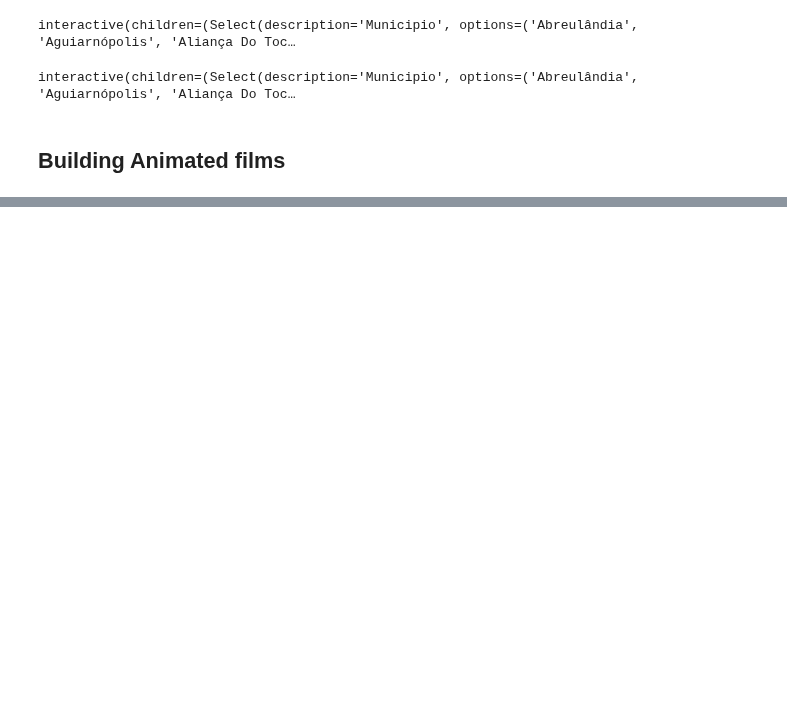
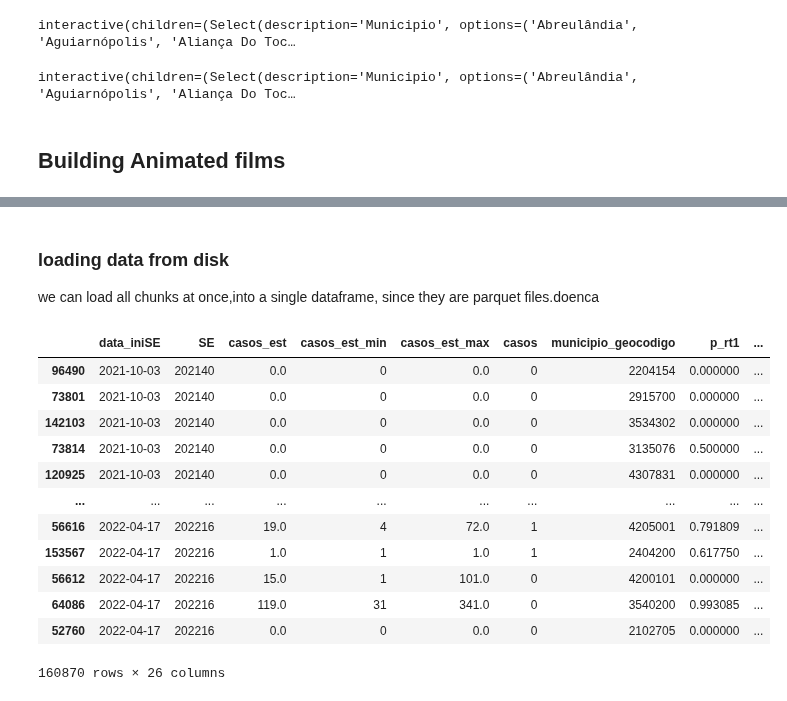
Before and after one commit to AlertaDengue/InfoDenguePredict, a Jupyter notebook: Notebooks/Spatial Exploration.ipynb, the cells around one changed output, grey strips where cells are left out. Cells and saved outputs as stored; diff of their text form; code cells hidden in the pictures; blank space fills up the shorter version.

```diff
--- a/Notebooks/Spatial Exploration.ipynb
+++ b/Notebooks/Spatial Exploration.ipynb
@@ -233,0 +276,25 @@ os.mkdir(map_path)
+# %% [markdown]
+### loading data from disk
+we can load all chunks at once,into a single dataframe, since they are parquet files.doenca
+# %%
+dengue = pd.read_parquet(data_path/'dengue')
+dengue.sort_values('SE',inplace=True)
+chik = pd.read_parquet(data_path/'chik')
+chik.sort_values('SE',inplace=True)
+zika = pd.read_parquet(data_path/'zika')
+zika.sort_values('SE',inplace=True)
+dengue
+# %% [output]
+|  | data_iniSE | SE | casos_est | casos_est_min | casos_est_max | casos | municipio_geocodigo | p_rt1 | ... |
+| 96490 | 2021-10-03 | 202140 | 0.0 | 0 | 0.0 | 0 | 2204154 | 0.000000 | ... |
+| 73801 | 2021-10-03 | 202140 | 0.0 | 0 | 0.0 | 0 | 2915700 | 0.000000 | ... |
+| 142103 | 2021-10-03 | 202140 | 0.0 | 0 | 0.0 | 0 | 3534302 | 0.000000 | ... |
+| 73814 | 2021-10-03 | 202140 | 0.0 | 0 | 0.0 | 0 | 3135076 | 0.500000 | ... |
+| 120925 | 2021-10-03 | 202140 | 0.0 | 0 | 0.0 | 0 | 4307831 | 0.000000 | ... |
+| ... | ... | ... | ... | ... | ... | ... | ... | ... | ... |
+| 56616 | 2022-04-17 | 202216 | 19.0 | 4 | 72.0 | 1 | 4205001 | 0.791809 | ... |
+| 153567 | 2022-04-17 | 202216 | 1.0 | 1 | 1.0 | 1 | 2404200 | 0.617750 | ... |
+| 56612 | 2022-04-17 | 202216 | 15.0 | 1 | 101.0 | 0 | 4200101 | 0.000000 | ... |
+| 64086 | 2022-04-17 | 202216 | 119.0 | 31 | 341.0 | 0 | 3540200 | 0.993085 | ... |
+| 52760 | 2022-04-17 | 202216 | 0.0 | 0 | 0.0 | 0 | 2102705 | 0.000000 | ... |
+160870 rows × 26 columns
```
Also changed, not shown: parts of 18 cells of this notebook, 1 other file.
